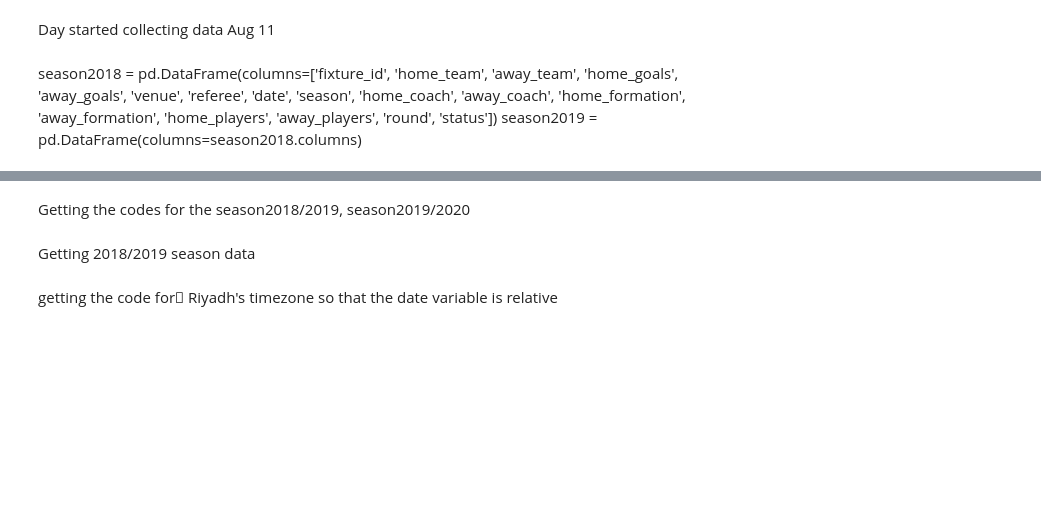
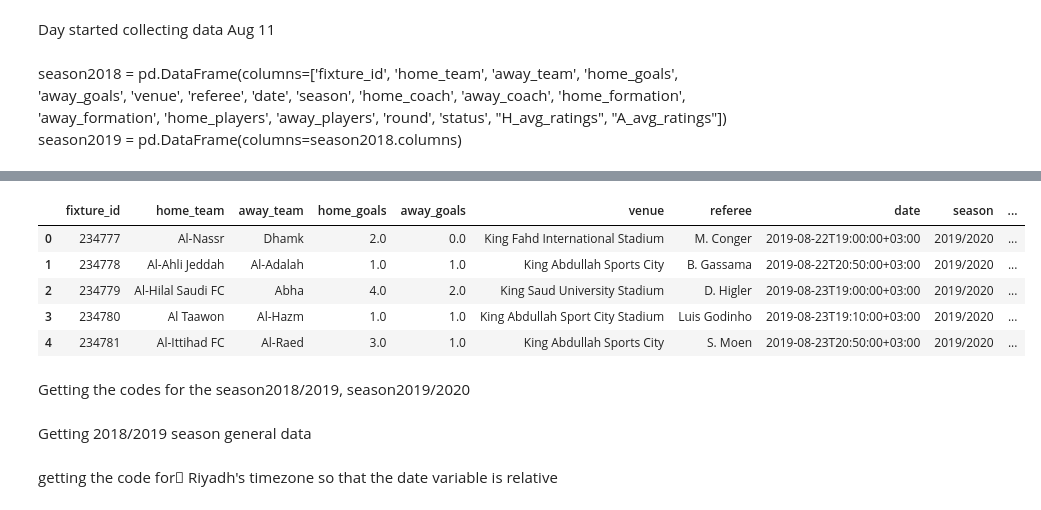
Before and after one commit to Link20222/SaudiLeague, a Jupyter notebook: Data Collection.ipynb, the cells around one changed output, grey strips where cells are left out. Drawn from its saved outputs; the diff is of its cells as text; code cells hidden in the pictures; blank space fills up the shorter version.

```diff
--- a/Data Collection.ipynb
+++ b/Data Collection.ipynb
@@ -15,7 +17,7 @@ season2018 = pd.read_csv("season2018 v4.csv").drop("Unnamed: 0", axis=1)
 # %% [markdown]
 season2018 = pd.DataFrame(columns=['fixture_id', 'home_team', 'away_team', 'home_goals', 'away_goals', 'venue', 'referee', 'date', 'season', 'home_coach', 'away_coach',
        'home_formation', 'away_formation', 'home_players', 'away_players',
-       'round', 'status'])
+       'round', 'status', "H_avg_ratings", "A_avg_ratings"])
 season2019 = pd.DataFrame(columns=season2018.columns)
 # %%
 season2018.head()
@@ -26,6 +28,15 @@ season2018.head()
 | 2 | 151697 | Ohod | Al-Nassr | 1 | 2 | Prince Mohammed bin Abdul Aziz St... | NaN | 2018-08-30T19:15:00+03:00 | 2018/2019 | ... |
 | 3 | 151698 | Al-Qadisiyah FC | Al-Fateh | 0 | 0 | Prince Saud bin Jalawi Stadium | Mark Clattenburg, England | 2018-08-31T18:40:00+03:00 | 2018/2019 | ... |
 | 4 | 151699 | Al-Hilal Saudi FC | Al-Fayha | 1 | 0 | King Fahd Stadium | NaN | 2018-08-31T18:55:00+03:00 | 2018/2019 | ... |
+# %%
+season2019.head()
+# %% [output]
+|  | fixture_id | home_team | away_team | home_goals | away_goals | venue | referee | date | season | ... |
+| 0 | 234777 | Al-Nassr | Dhamk | 2.0 | 0.0 | King Fahd International Stadium | M. Conger | 2019-08-22T19:00:00+03:00 | 2019/2020 | ... |
+| 1 | 234778 | Al-Ahli Jeddah | Al-Adalah | 1.0 | 1.0 | King Abdullah Sports City | B. Gassama | 2019-08-22T20:50:00+03:00 | 2019/2020 | ... |
+| 2 | 234779 | Al-Hilal Saudi FC | Abha | 4.0 | 2.0 | King Saud University Stadium | D. Higler | 2019-08-23T19:00:00+03:00 | 2019/2020 | ... |
+| 3 | 234780 | Al Taawon | Al-Hazm | 1.0 | 1.0 | King Abdullah Sport City Stadium | Luis Godinho | 2019-08-23T19:10:00+03:00 | 2019/2020 | ... |
+| 4 | 234781 | Al-Ittihad FC | Al-Raed | 3.0 | 1.0 | King Abdullah Sports City | S. Moen | 2019-08-23T20:50:00+03:00 | 2019/2020 | ... |
 # %% [markdown]
 Getting the codes for the season2018/2019, season2019/2020
 # %%
@@ -44,7 +55,7 @@ pprint.pprint(response.json())
 season2018code = 419
 season2019code = 901
 # %% [markdown]
-Getting 2018/2019 season data
+Getting 2018/2019 season general data
 # %%
 
 url = f"https://api-football-v1.p.rapidapi.com/v2/fixtures/rounds/{season2018code}"
```
Also changed, not shown: parts of 13 cells of this notebook, 4 other files.
